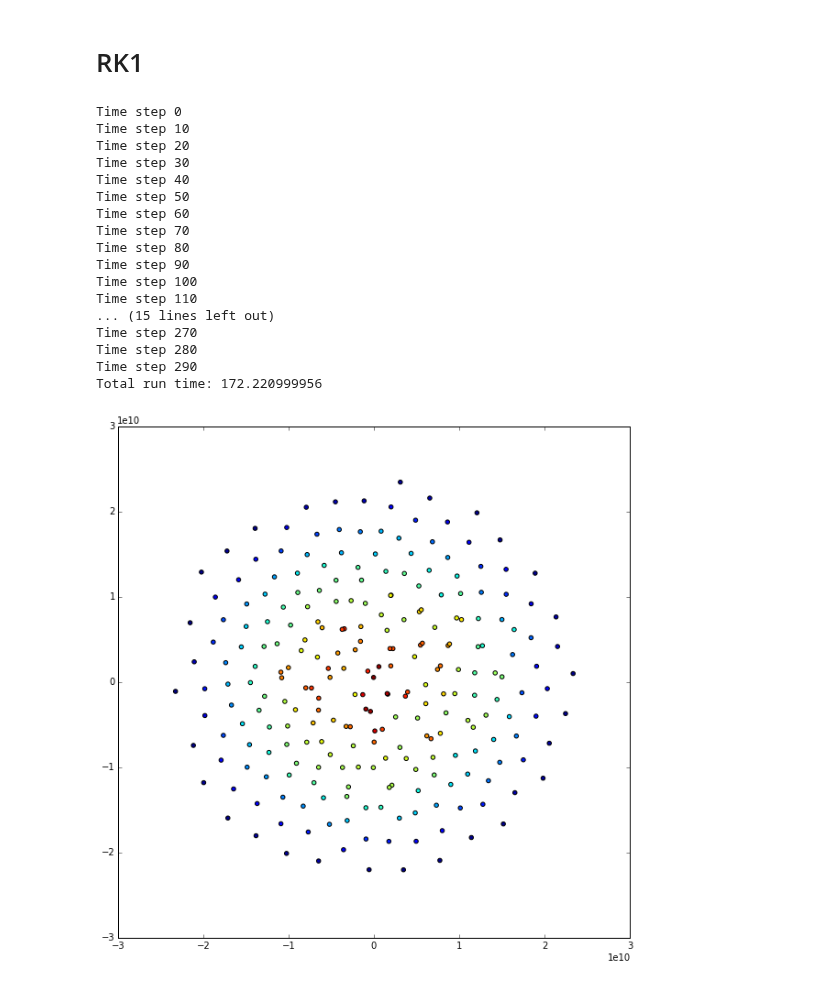
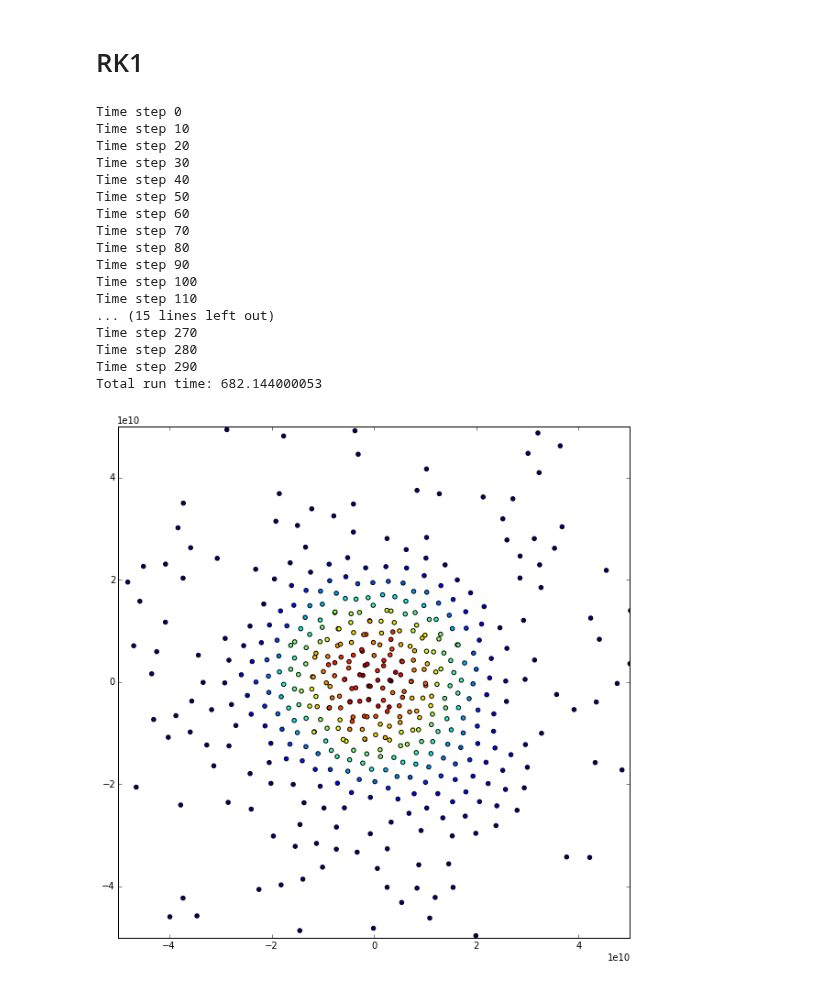
Before and after one commit to saichikine/Jupiter_SPH, a Jupyter notebook: presentation.ipynb, the cells around one changed output. Saved outputs shown, nothing was run; the diff lists cells and outputs as text; code cells hidden in the pictures.

```diff
--- a/presentation.ipynb
+++ b/presentation.ipynb
@@ -73,11 +73,11 @@ gravCutoff = 1e8                  # Below this distance, gravity is 0 (to preven
 * [Textbook](https://github.com/ribby/Jupiter_SPH/blob/master/NumericalMethodsInAstrophysics.pdf) provides an equation to initialize positions for a normalized coordinate system
 * Our implementation didn't provide sensible results, so we went with a Gaussian distribution instead
 # %%
-nParticles = 250
+nParticles = 500
 
 # Truncated normal distribution of particles
 lower, upper = 0, 1
-mu, sigma = 0, 0.8
+mu, sigma = 0, 0.5
 X = stats.truncnorm(
     (lower - mu) / sigma, (upper - mu) / sigma, loc=mu, scale=sigma)
 
@@ -322,29 +322,29 @@ Time step 110
 Time step 270
 Time step 280
 Time step 290
-Total run time: 172.220999956
+Total run time: 682.144000053
 # %%
 slider = FloatSlider(description='Time', min=1, max=stepN, step=1)
 
 def update_plot():
     time=slider.value
     x = ParticlePositionHistory[time-1,:,0]
     y = ParticlePositionHistory[time-1,:,1]
     fig = plt.figure(figsize=(10,10))
     plt.scatter(x, y, c=ParticleRhoHistory[time-1,:,:])
-    plt.xlim(-3e10, 3e10)
-    plt.ylim(-3e10, 3e10)
+    plt.xlim(-5e10, 5e10)
+    plt.ylim(-5e10, 5e10)
 #    plt.colorbar()
 
     clear_output(True)
 
 slider.on_trait_change(update_plot, 'value')
 
 
 display(slider)
 update_plot()
 # %% [output]
-[figure, old version]
+[figure, new version]
 # %%
 plt.figure(figsize=(8,8))
 plt.plot(range(stepN), forceHistory[:,0], label='gravity')
```
Also changed, not shown: parts of 4 cells of this notebook, 1 other file.
